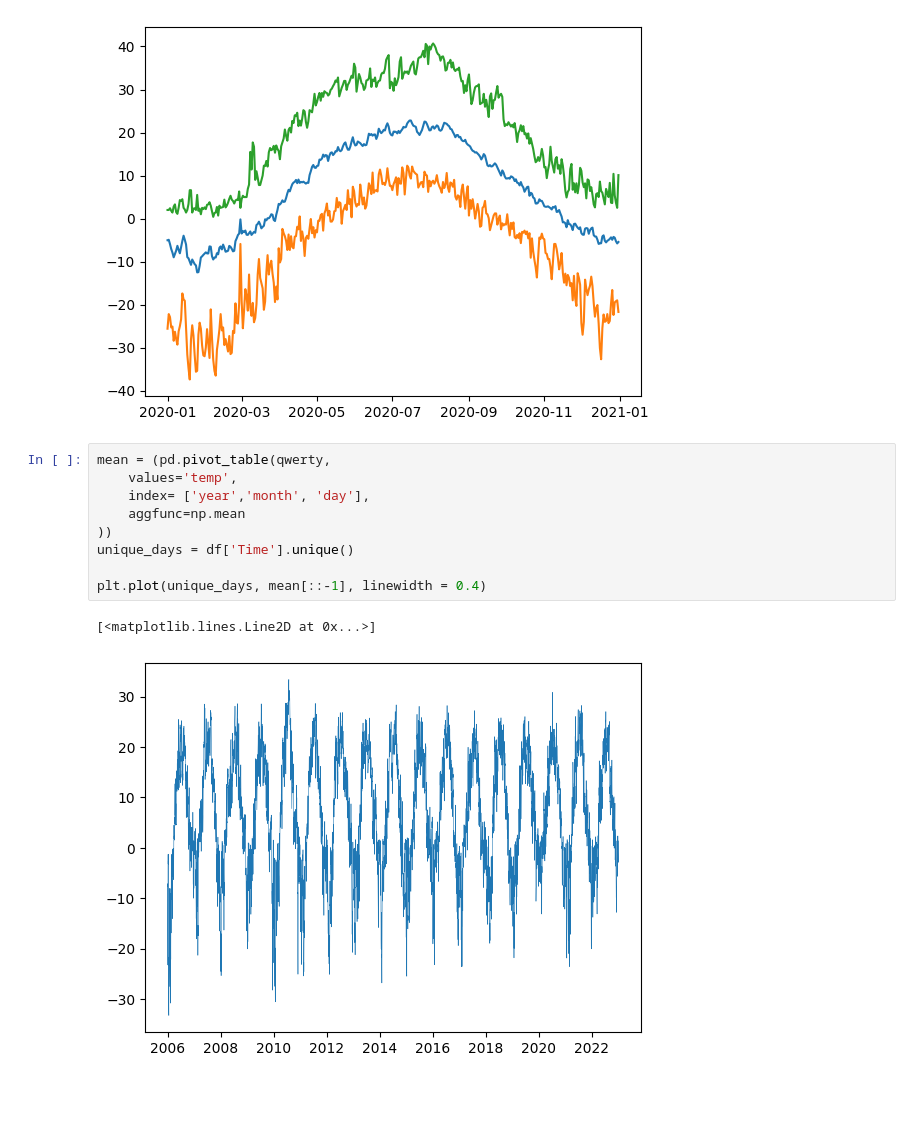
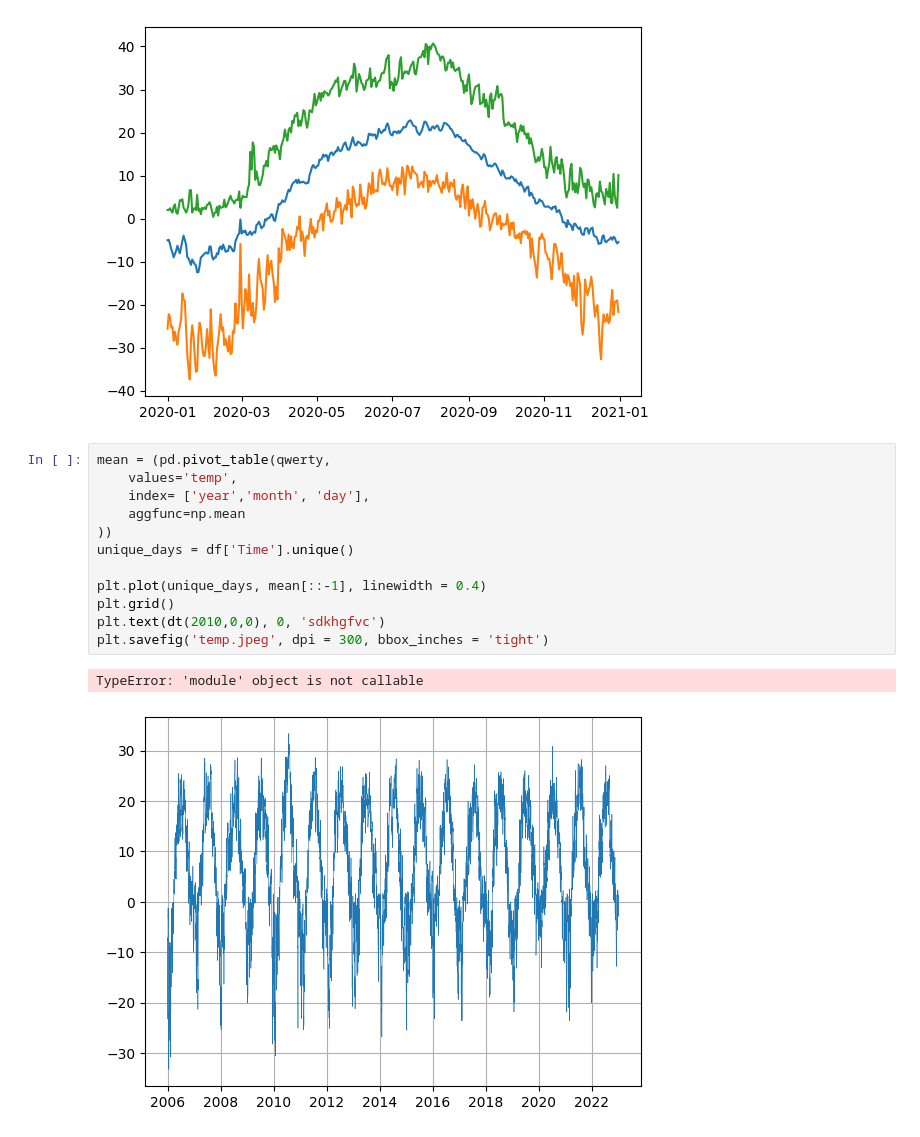
Before and after one commit to OneMoreGate/Machine_learning_MIPT, a Jupyter notebook: Week_2/weather_research.ipynb, the cells around one changed output. Cells and saved outputs as stored; diff of their text form; blank space fills up the shorter version.

```diff
--- a/Week_2/weather_research.ipynb
+++ b/Week_2/weather_research.ipynb
@@ -129,12 +129,15 @@ plt.plot(uniq_days_year, max[::-1])
 # %%
 mean = (pd.pivot_table(qwerty,
     values='temp',
     index= ['year','month', 'day'],
     aggfunc=np.mean
 ))
 unique_days = df['Time'].unique()
 
 plt.plot(unique_days, mean[::-1], linewidth = 0.4)
+plt.grid()
+plt.text(dt(2010,0,0), 0, 'sdkhgfvc')
+plt.savefig('temp.jpeg', dpi = 300, bbox_inches = 'tight')
 # %% [output]
-[<matplotlib.lines.Line2D at 0x...>]
+TypeError: 'module' object is not callable
-[figure, old version]
+[figure, new version]
```
Also changed, not shown: parts of 3 cells of this notebook, 25 other files.
